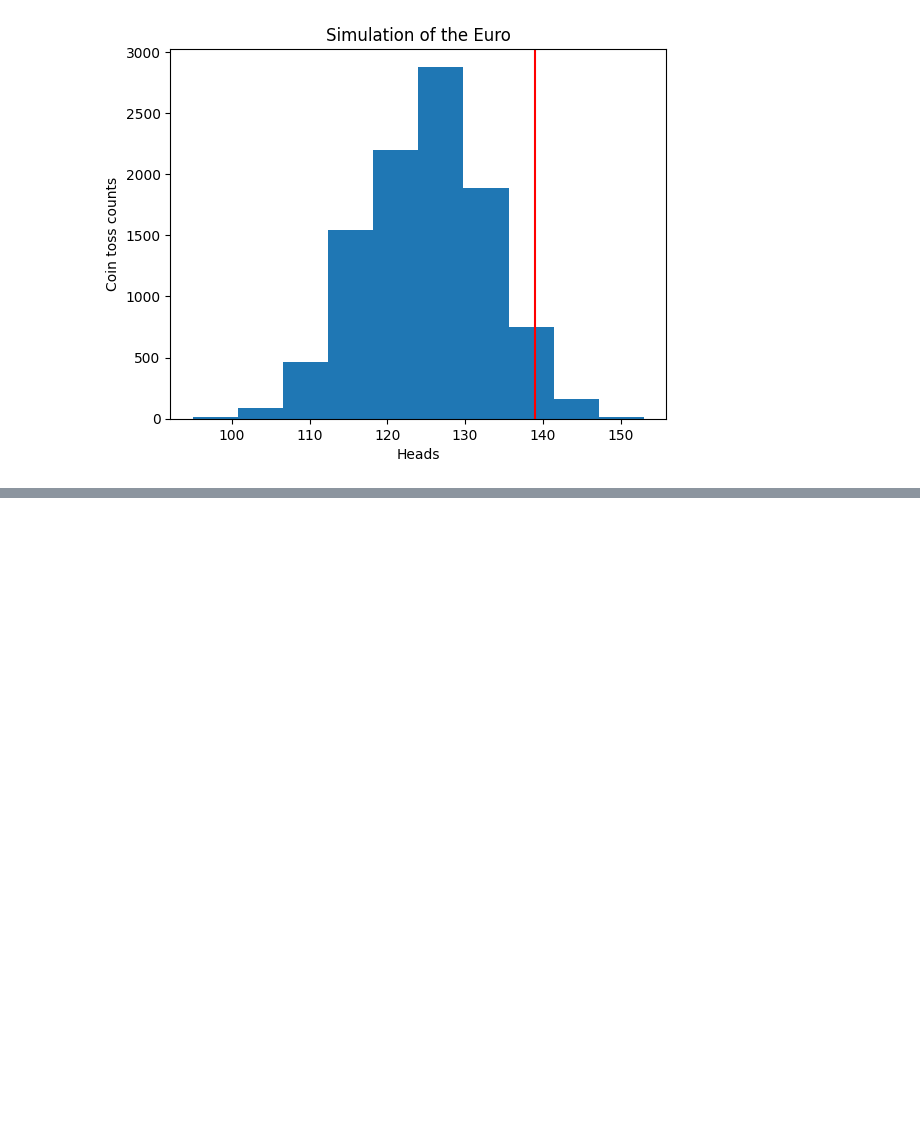
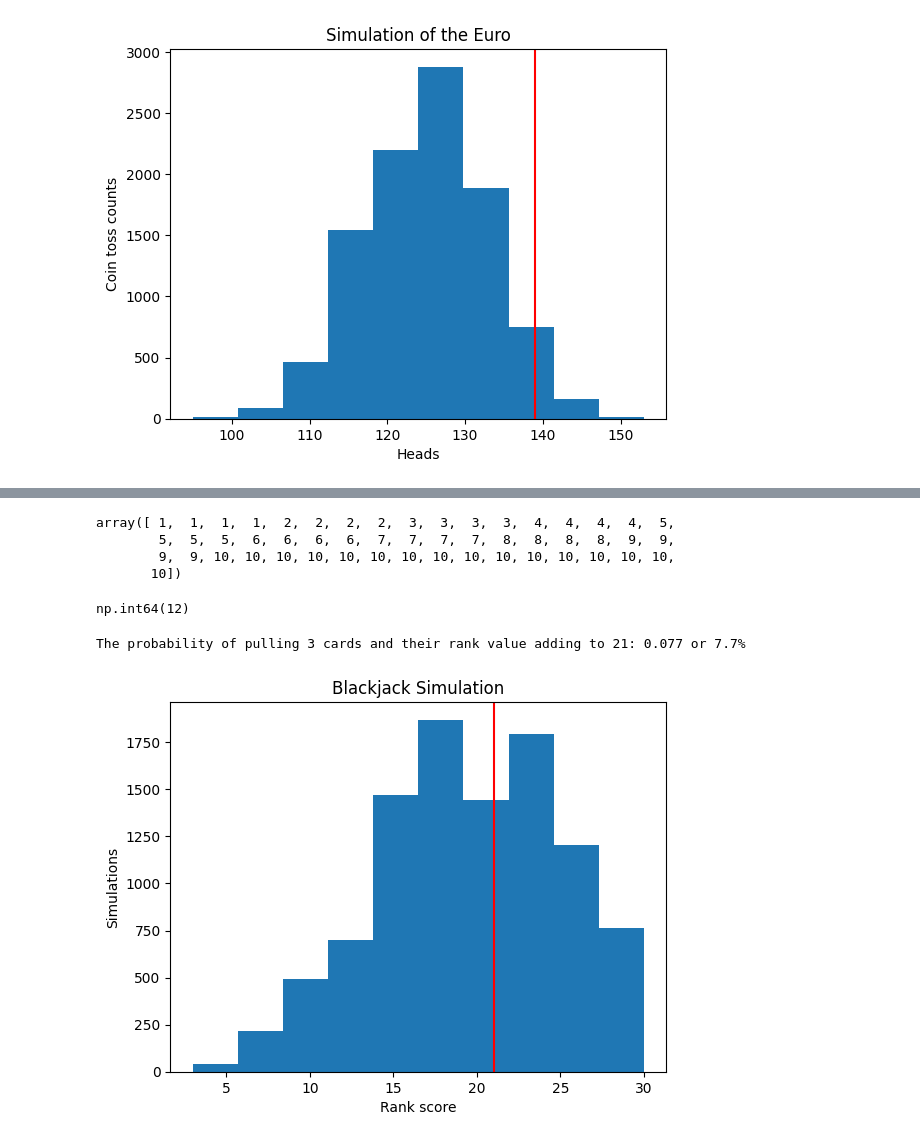
Before and after one commit to Berrybanana23/Data_Science_Simulation_Exercises, a Jupyter notebook: Data_Science_Simulation_Exercises.ipynb, the cells around one changed output, grey strips where cells are left out. Cells and saved outputs as stored; diff of their text form; code cells hidden in the pictures; blank space fills up the shorter version.

```diff
--- a/Data_Science_Simulation_Exercises.ipynb
+++ b/Data_Science_Simulation_Exercises.ipynb
@@ -296,0 +431,69 @@ plt.axvline(139, color="red")
+# %%
+#-------------Sorting out a deck of cards----------
+
+# SIMULATE RANKS OF CARDS IN A SUIT
+# Ace is 1; Jack, Queen, King are all 10.
+ranks = np.array([1, 2, 3, 4, 5, 6, 7, 8, 9, 10, 10, 10, 10])
+
+#CREATE DECK OF CARDS
+# Next - make a deck of cards by replicating ranks four times.
+# The line below repeats each element four times.
+card_deck = np.repeat(ranks, 4)
+card_deck
+# %% [output]
+array([ 1,  1,  1,  1,  2,  2,  2,  2,  3,  3,  3,  3,  4,  4,  4,  4,  5,
+        5,  5,  5,  6,  6,  6,  6,  7,  7,  7,  7,  8,  8,  8,  8,  9,  9,
+        9,  9, 10, 10, 10, 10, 10, 10, 10, 10, 10, 10, 10, 10, 10, 10, 10,
+       10])
+# %%
+#-------------Single trial----------
+#- "cards" should be an array with 3 elements, each of which comes from the "card_deck" array.
+cards = np.random.choice(card_deck, size=3, replace=True)
+
+#- "rank_total" should be the result of adding up the ranks in the cards.
+rank_total = np.sum(cards)
+
+# The result should be some number between 3 and 30 ... (why?) #minimum is 3 (3 aces), maximum is 30 (three 10s)
+rank_total
+# %% [output]
+np.int64(12)
+# %%
+# -------------Function version with for-loop------------
+
+# Ranks of all the cards in one suit.
+ranks = np.array([1, 2, 3, 4, 5, 6, 7, 8, 9, 10, 10, 10, 10])
+card_deck = np.repeat(ranks, 4)
+sample_size = 10000
+value_wanted = 21
+cards_pulled = 3
+
+def simulate_card_pull(sample_size, value_wanted, cards_pulled):
+    counts= np.full(shape=sample_size, fill_value=np.nan)
+    # print(counts)
+
+    for i in range(len(counts)):
+        cards = np.random.choice(card_deck, size=cards_pulled, replace=True)
+        rank_total=np.sum(cards)
+        counts[i] = rank_total
+
+        # print(cards)
+        # print(rank_total)
+        # print(counts)
+
+    plt.hist(counts)
+    plt.title("Blackjack Simulation")
+    plt.xlabel("Rank score")
+    plt.ylabel("Simulations")
+    plt.axvline(21, color="red")
+
+    #print(counts)
+    # print(value_wanted)
+    # print(sample_size)
+    p_total_21 = np.count_nonzero(counts==value_wanted)/sample_size
+    return p_total_21
+
+p_total_21 = simulate_card_pull(sample_size, value_wanted, cards_pulled)
+print(f"The probability of pulling 3 cards and their rank value adding to 21: {p_total_21} or {p_total_21*100}%")
+# %% [output]
+The probability of pulling 3 cards and their rank value adding to 21: 0.077 or 7.7%
+[figure, added]
```
Also changed, not shown: parts of 13 cells of this notebook.
